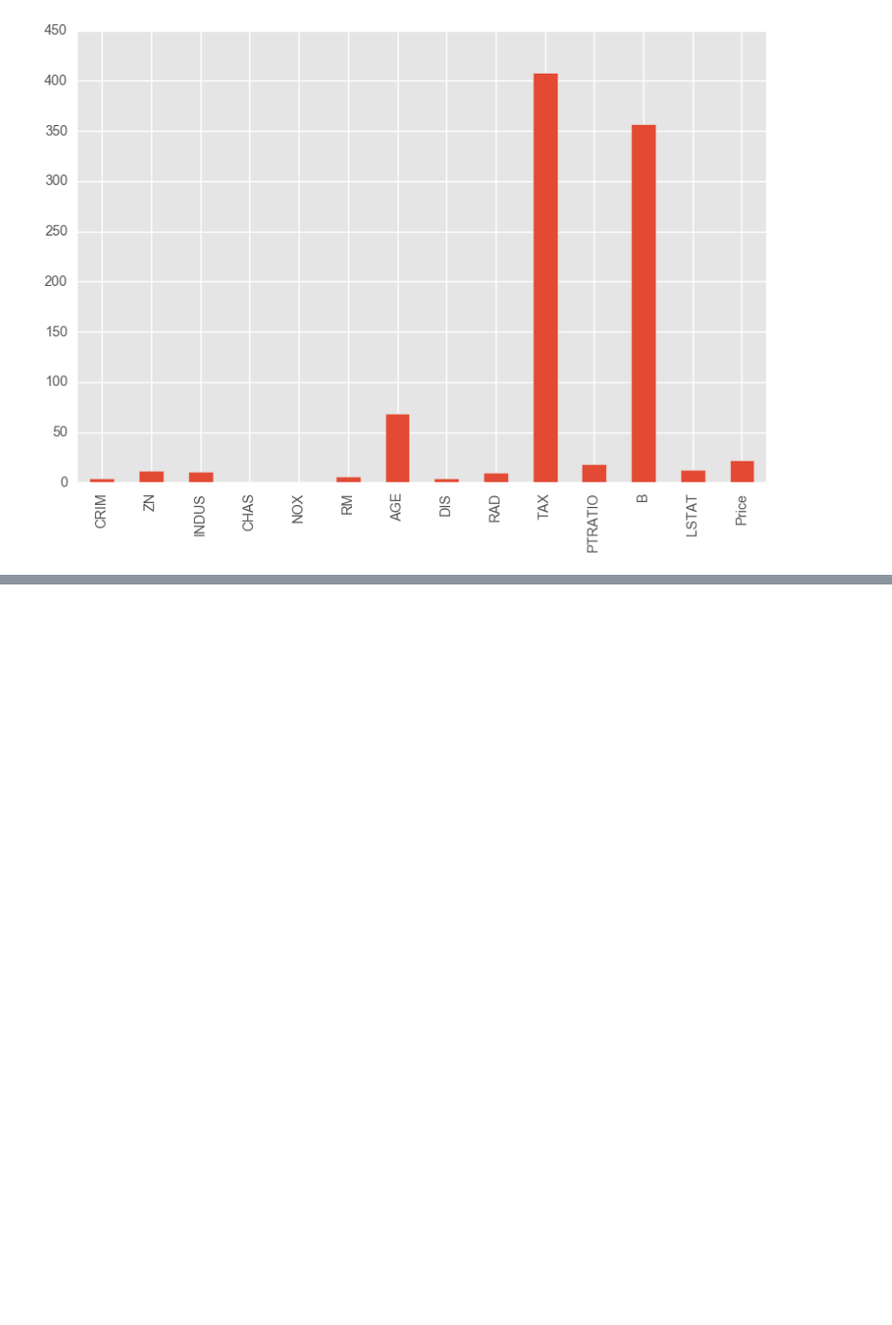
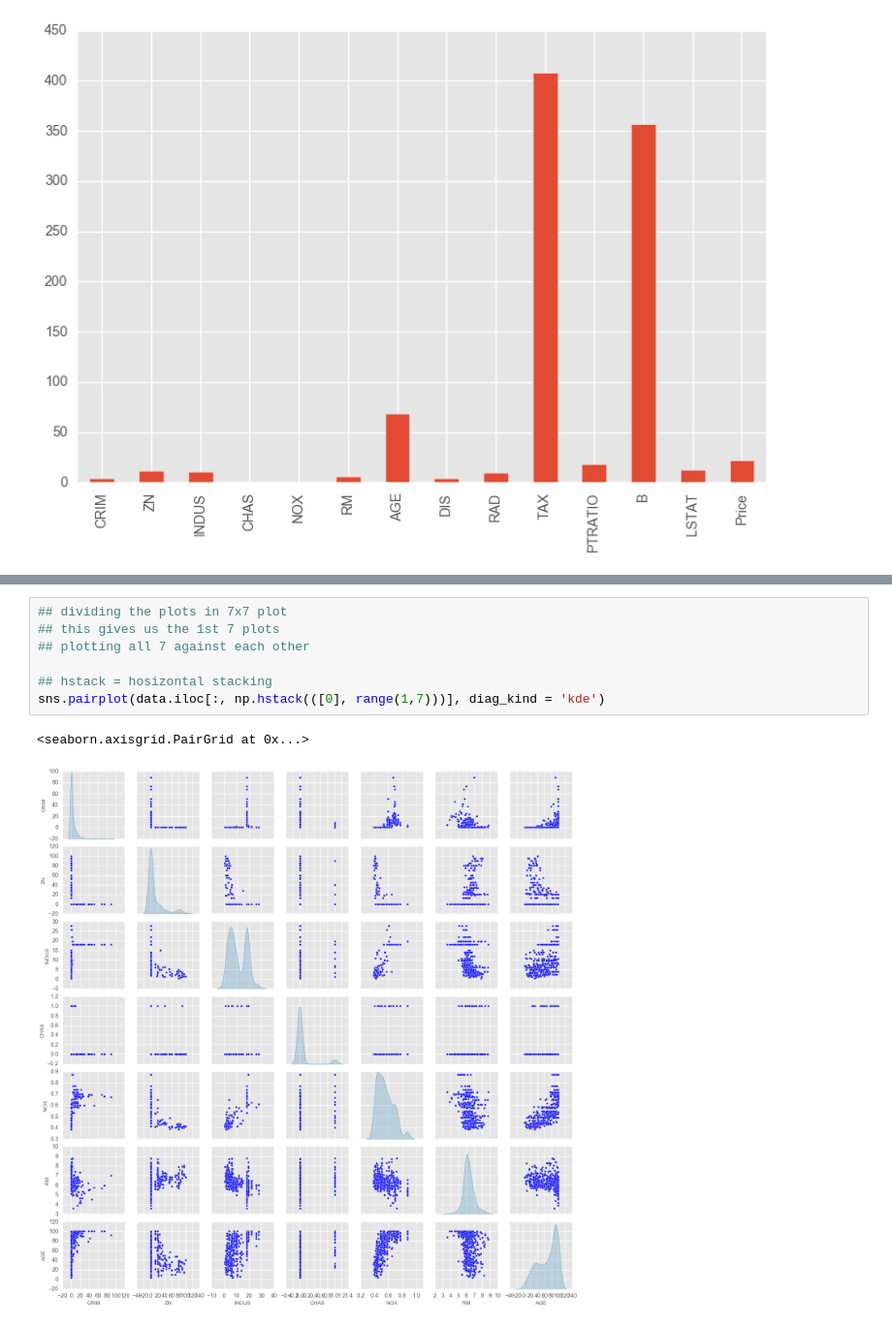
Before and after one commit to aymanmomin/python-boston-housing-eda-and-linear-regression, a Jupyter notebook: my work/boston-housing-data-eda-and-linear-regression.ipynb, the cells around one changed output, grey strips where cells are left out. Shown at 97% size. Drawn from its saved outputs; the diff is of its cells as text; blank space fills up the shorter version.

```diff
--- a/my work/boston-housing-data-eda-and-linear-regression.ipynb
+++ b/my work/boston-housing-data-eda-and-linear-regression.ipynb
@@ -266,0 +286,10 @@ data_desc.loc['mean'].plot.bar()
+# %%
+## dividing the plots in 7x7 plot
+## this gives us the 1st 7 plots
+## plotting all 7 against each other
+
+## hstack = hosizontal stacking
+sns.pairplot(data.iloc[:, np.hstack(([0], range(1,7)))], diag_kind = 'kde')
+# %% [output]
+<seaborn.axisgrid.PairGrid at 0x...>
+[figure, added]
```
Also changed, not shown: parts of 5 cells of this notebook.
